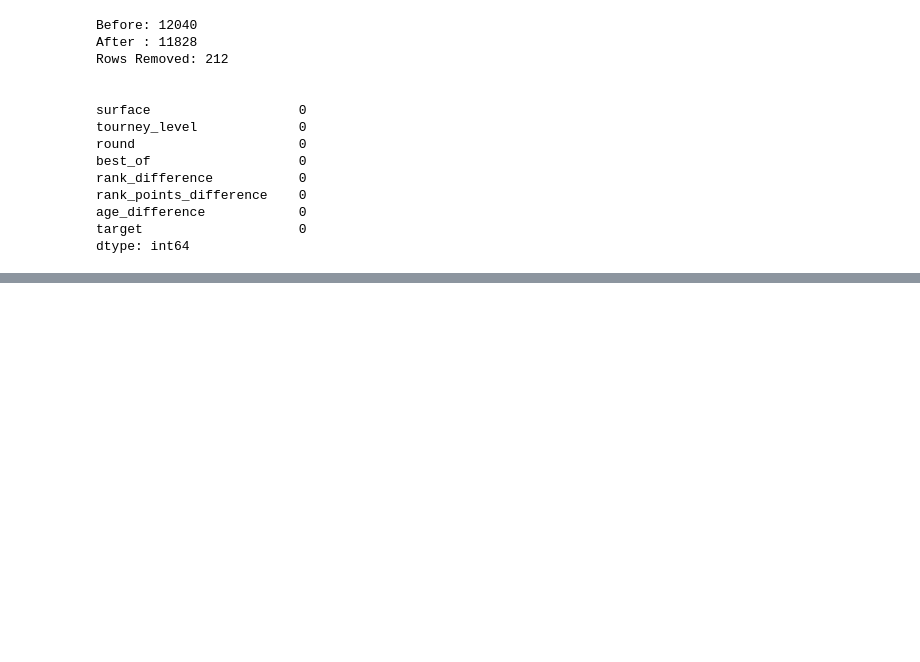
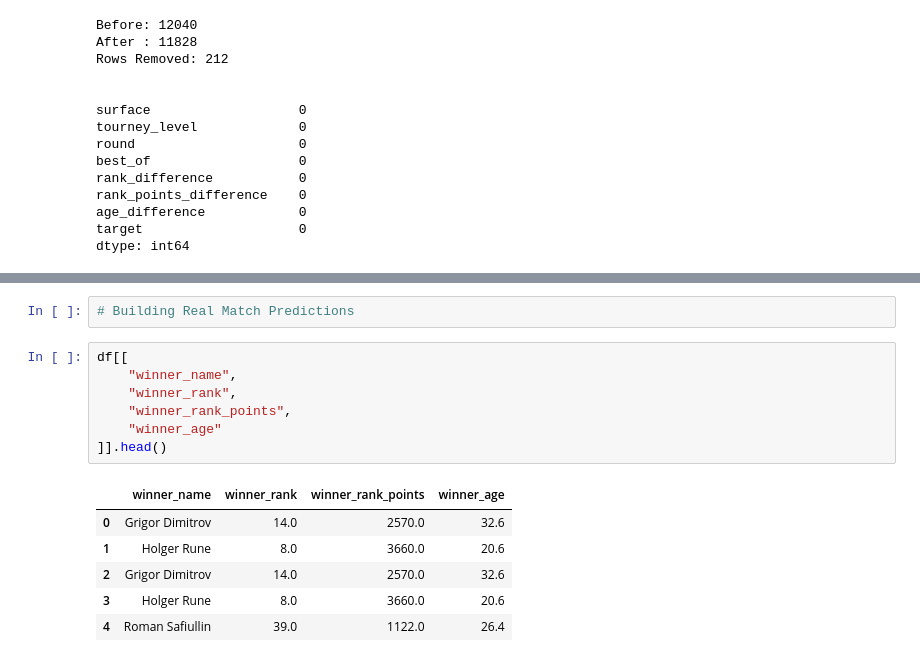
Before and after one commit to nandinipatni/AcePredict, a Jupyter notebook: notebooks/02_feature_engineering.ipynb, the cells around one changed output, grey strips where cells are left out. Cells and saved outputs as stored; diff of their text form; blank space fills up the shorter version.

```diff
--- a/notebooks/02_feature_engineering.ipynb
+++ b/notebooks/02_feature_engineering.ipynb
@@ -259,0 +468,16 @@ dtype: int64
+# %%
+# Building Real Match Predictions
+# %%
+df[[
+    "winner_name",
+    "winner_rank",
+    "winner_rank_points",
+    "winner_age"
+]].head()
+# %% [output]
+|  | winner_name | winner_rank | winner_rank_points | winner_age |
+| 0 | Grigor Dimitrov | 14.0 | 2570.0 | 32.6 |
+| 1 | Holger Rune | 8.0 | 3660.0 | 20.6 |
+| 2 | Grigor Dimitrov | 14.0 | 2570.0 | 32.6 |
+| 3 | Holger Rune | 8.0 | 3660.0 | 20.6 |
+| 4 | Roman Safiullin | 39.0 | 1122.0 | 26.4 |
```
Also changed, not shown: parts of 30 cells of this notebook, 3 other files.
